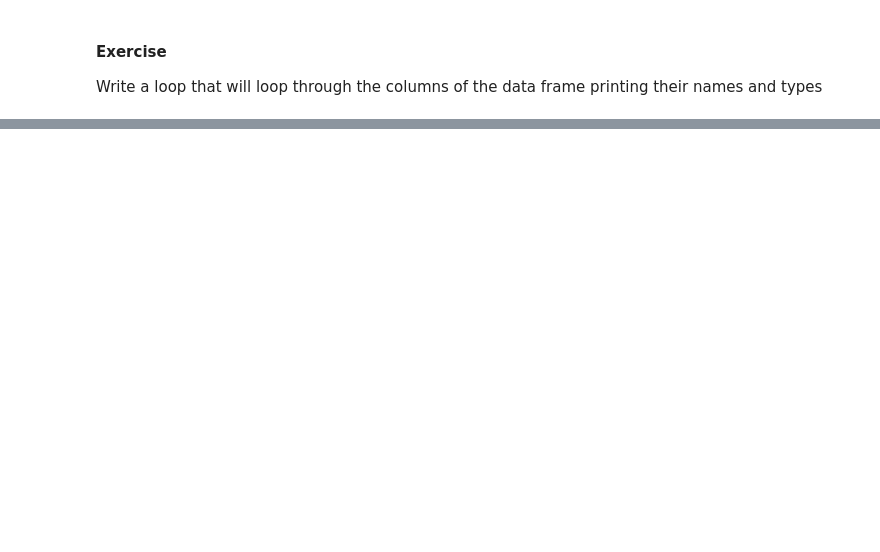
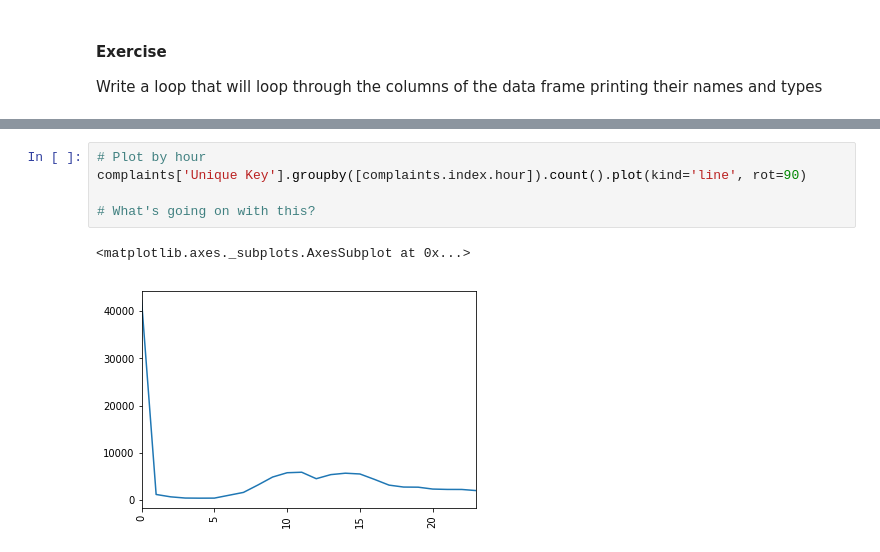
Before and after one commit to mikekaminsky/python-for-data-analysis, a Jupyter notebook: Class 1.ipynb, the cells around one changed output, grey strips where cells are left out. Cells and saved outputs as stored; diff of their text form; blank space fills up the shorter version.

```diff
--- a/Class 1.ipynb
+++ b/Class 1.ipynb
@@ -387,0 +288,8 @@ complaints['created'] = pd.to_datetime(complaints['Created Date'])
+# %%
+# Plot by hour
+complaints['Unique Key'].groupby([complaints.index.hour]).count().plot(kind='line', rot=90)
+
+# What's going on with this?
+# %% [output]
+<matplotlib.axes._subplots.AxesSubplot at 0x...>
+[figure, added]
```
Also changed, not shown: parts of 30 cells of this notebook.
